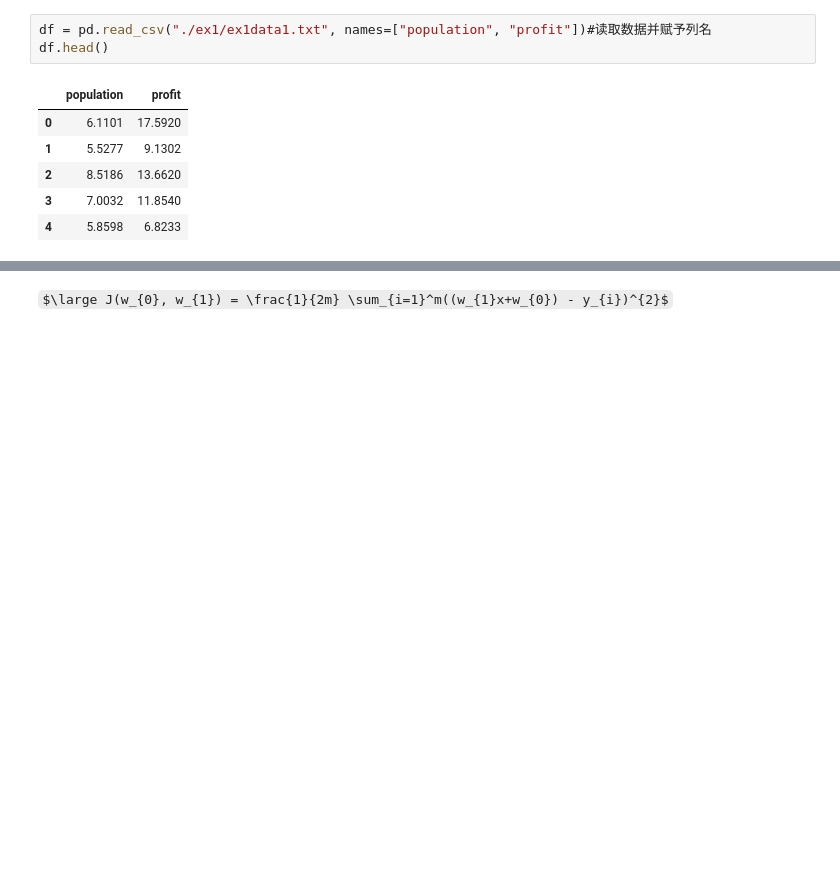
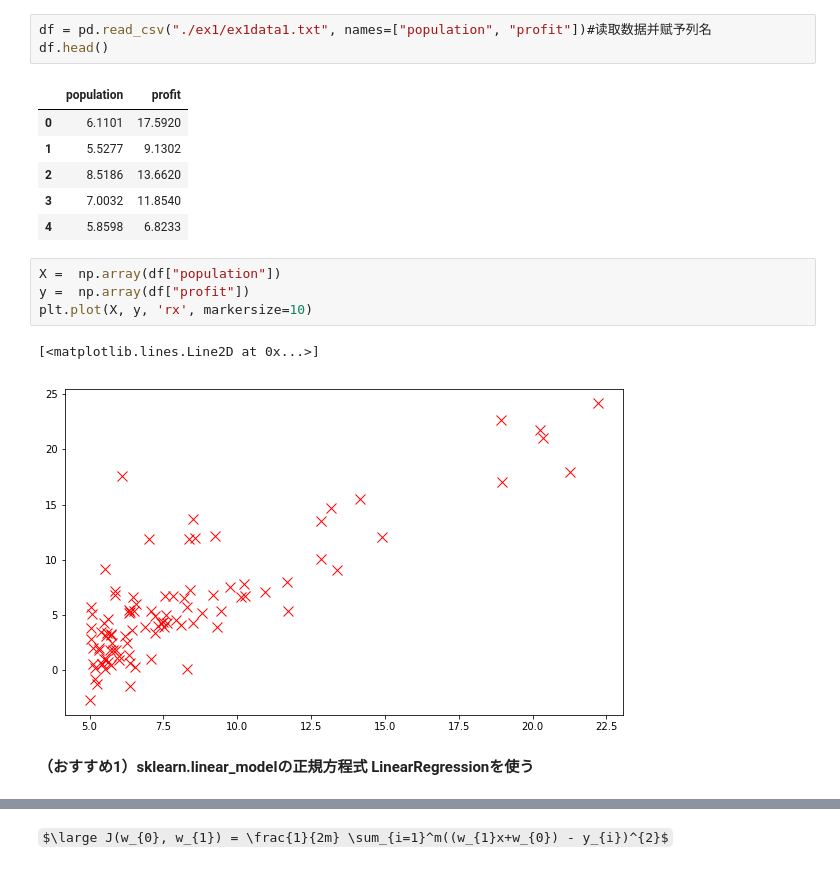
Before and after one commit to qqinxl2015/machine-learning-basic, a Jupyter notebook: Coursera-AndrewNg-MachineLearning/machine-learning-ex1/ex1.ipynb, the cells around one changed output, grey strips where cells are left out. Drawn from its saved outputs; the diff is of its cells as text; some formulas as TeX source; blank space fills up the shorter version.

```diff
--- a/Coursera-AndrewNg-MachineLearning/machine-learning-ex1/ex1.ipynb
+++ b/Coursera-AndrewNg-MachineLearning/machine-learning-ex1/ex1.ipynb
@@ -86,3 +80,12 @@ df.head()
 | 2 | 8.5186 | 13.6620 |
 | 3 | 7.0032 | 11.8540 |
 | 4 | 5.8598 | 6.8233 |
+# %%
+X =  np.array(df["population"])
+y =  np.array(df["profit"])
+plt.plot(X, y, 'rx', markersize=10)
+# %% [output]
+[<matplotlib.lines.Line2D at 0x...>]
+[figure, added]
+# %% [markdown]
+<b>（おすすめ1）sklearn.linear_modelの正規方程式 LinearRegressionを使う</b>
```
Also changed, not shown: parts of 29 cells of this notebook, 54 other files.
